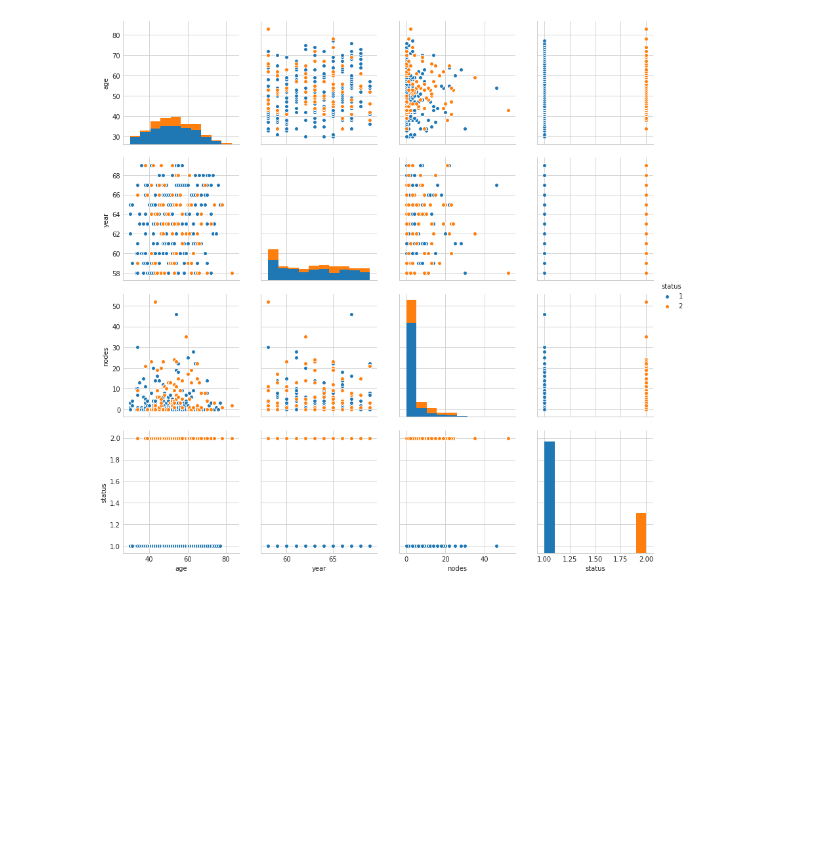
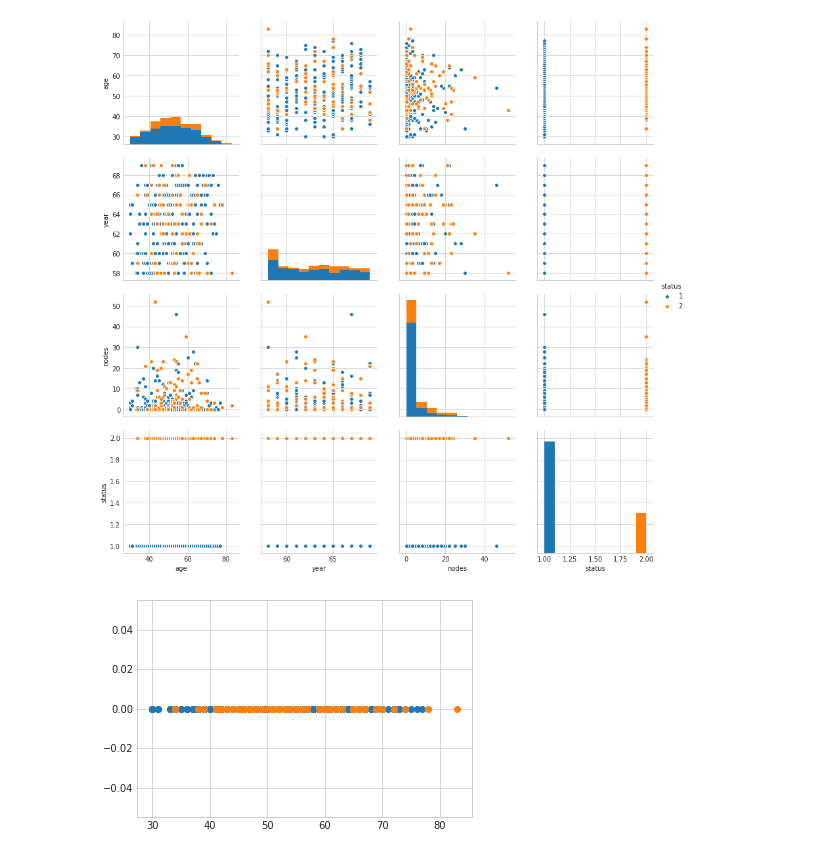
Before and after one commit to rj7shakya/machinelearning, a Jupyter notebook: 1 eda/eda_haberman.ipynb, the cells around one changed output. Saved outputs shown, nothing was run; the diff lists cells and outputs as text; code cells hidden in the pictures; blank space fills up the shorter version.

```diff
--- a/1 eda/eda_haberman.ipynb
+++ b/1 eda/eda_haberman.ipynb
@@ -36,3 +36,11 @@ sns.pairplot(haber,hue="status",size=3)
 plt.show()
 # %% [output]
 [figure]
+# %%
+haber1 = haber.loc[haber["status"] == 1]
+haber2 = haber.loc[haber["status"] == 2]
+plt.plot(haber1["age"],np.zeros_like(haber1["age"]),'o')
+plt.plot(haber2["age"],np.zeros_like(haber2["age"]),'o')
+plt.show()
+# %% [output]
+[figure, added]
```
Also changed, not shown: parts of 3 cells of this notebook.
